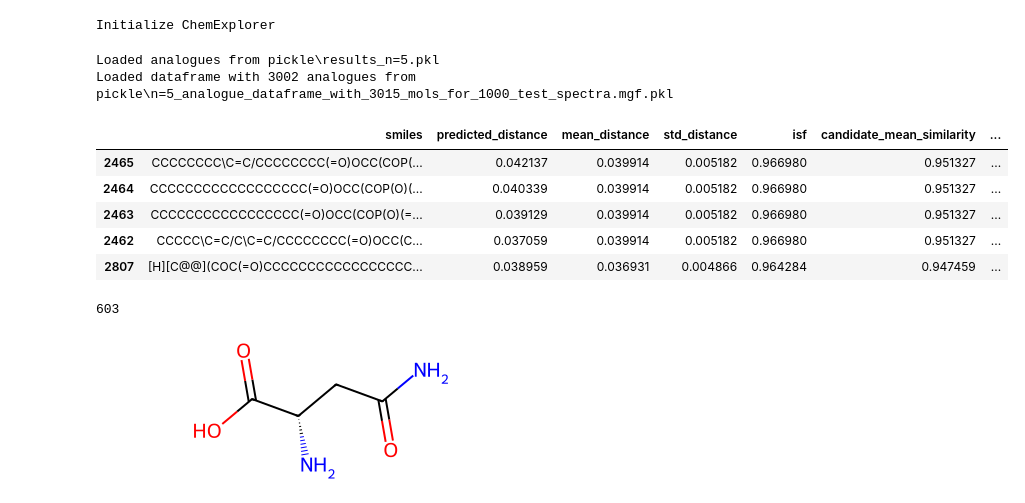
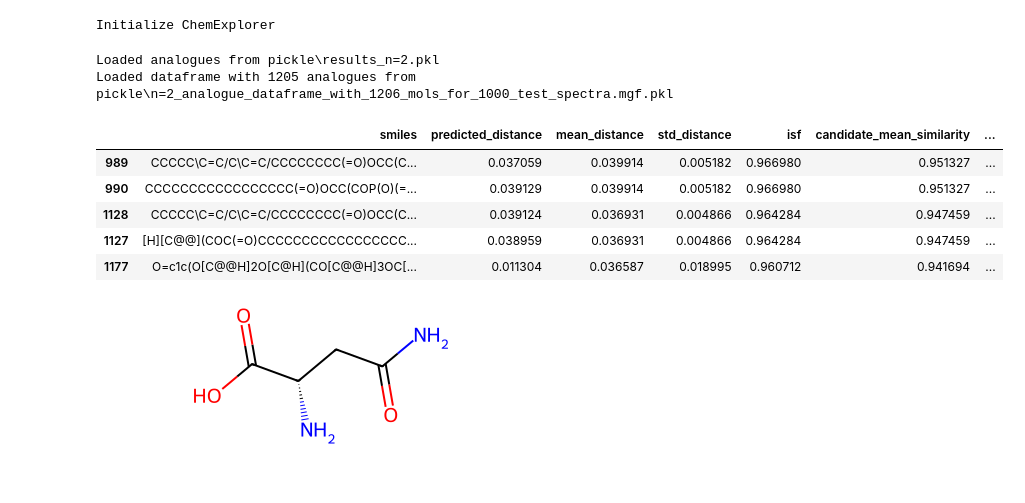
Before and after one commit to Knerten0815/master-thesis-code, a Jupyter notebook: benchmark_group_size_chemspaceExplorer.ipynb, the cells around one changed output. Drawn from its saved outputs; the diff is of its cells as text; code cells hidden in the pictures.

```diff
--- a/benchmark_group_size_chemspaceExplorer.ipynb
+++ b/benchmark_group_size_chemspaceExplorer.ipynb
@@ -166,24 +166,20 @@ explorer = start_workflow(os.path.abspath(os.path.join(MAIN_FOLDER, DATA_FOLDER,
 # %% [output]
 Initialize ChemExplorer
 # %%
-n = 5
+n = 2
 
 n_analogues = analogue_search(explorer=explorer, n=n)
 n_analogues = generate_analogue_mols(n_analogues, n=n)
 n_analogues.head()
 # %% [output]
-Loaded analogues from pickle\results_n=5.pkl
-Loaded dataframe with 3002 analogues from pickle\n=5_analogue_dataframe_with_3015_mols_for_1000_test_spectra.mgf.pkl
+Loaded analogues from pickle\results_n=2.pkl
+Loaded dataframe with 1205 analogues from pickle\n=2_analogue_dataframe_with_1206_mols_for_1000_test_spectra.mgf.pkl
 |  | smiles | predicted_distance | mean_distance | std_distance | isf | candidate_mean_similarity | ... |
-| 2465 | CCCCCCCC\C=C/CCCCCCCC(=O)OCC(COP(... | 0.042137 | 0.039914 | 0.005182 | 0.966980 | 0.951327 | ... |
-| 2464 | CCCCCCCCCCCCCCCCCC(=O)OCC(COP(O)(... | 0.040339 | 0.039914 | 0.005182 | 0.966980 | 0.951327 | ... |
-| 2463 | CCCCCCCCCCCCCCCCC(=O)OCC(COP(O)(=... | 0.039129 | 0.039914 | 0.005182 | 0.966980 | 0.951327 | ... |
-| 2462 | CCCCC\C=C/C\C=C/CCCCCCCC(=O)OCC(C... | 0.037059 | 0.039914 | 0.005182 | 0.966980 | 0.951327 | ... |
-| 2807 | [H][C@@](COC(=O)CCCCCCCCCCCCCCCCC... | 0.038959 | 0.036931 | 0.004866 | 0.964284 | 0.947459 | ... |
+| 989 | CCCCC\C=C/C\C=C/CCCCCCCC(=O)OCC(C... | 0.037059 | 0.039914 | 0.005182 | 0.966980 | 0.951327 | ... |
+| 990 | CCCCCCCCCCCCCCCCC(=O)OCC(COP(O)(=... | 0.039129 | 0.039914 | 0.005182 | 0.966980 | 0.951327 | ... |
+| 1128 | CCCCC\C=C/C\C=C/CCCCCCCC(=O)OCC(C... | 0.039124 | 0.036931 | 0.004866 | 0.964284 | 0.947459 | ... |
+| 1127 | [H][C@@](COC(=O)CCCCCCCCCCCCCCCCC... | 0.038959 | 0.036931 | 0.004866 | 0.964284 | 0.947459 | ... |
+| 1177 | O=c1c(O[C@@H]2O[C@H](CO[C@@H]3OC[... | 0.011304 | 0.036587 | 0.018995 | 0.960712 | 0.941694 | ... |
-# %%
-len(query_mols)
-# %% [output]
-603
 # %%
 query_id = 8
 query_mols[query_id]
```
Also changed, not shown: parts of 12 cells of this notebook.
